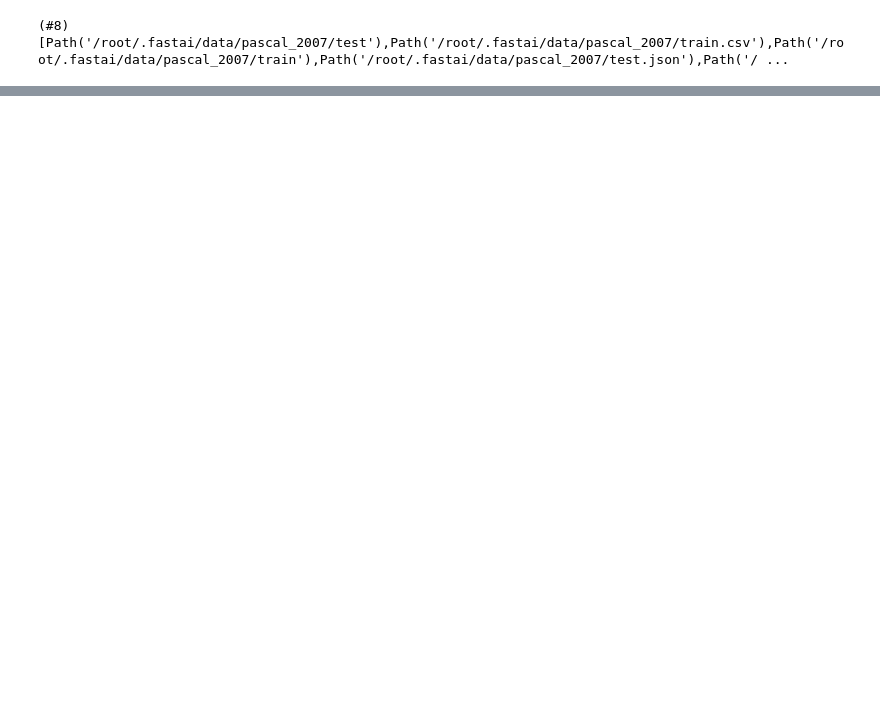
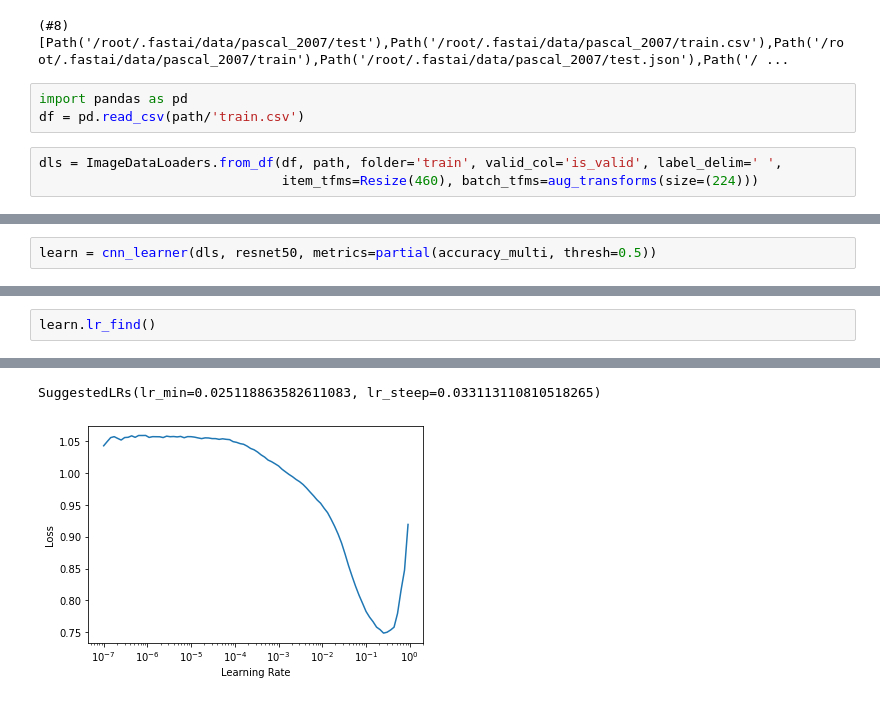
Before and after one commit to kumarUjjawal/deep-learning-with-fastai, a Jupyter notebook: vision/multi_label_classification.ipynb, the cells around one changed output, grey strips where cells are left out. Saved outputs shown, nothing was run; the diff lists cells and outputs as text; blank space fills up the shorter version.

```diff
--- a/vision/multi_label_classification.ipynb
+++ b/vision/multi_label_classification.ipynb
@@ -12,3 +12,9 @@ path.ls()
 # %% [output]
 [interactive output not drawn]
 (#8) [Path('/root/.fastai/data/pascal_2007/test'),Path('/root/.fastai/data/pascal_2007/train.csv'),Path('/root/.fastai/data/pascal_2007/train'),Path('/root/.fastai/data/pascal_2007/test.json'),Path('/ ...
+# %%
+import pandas as pd
+df = pd.read_csv(path/'train.csv')
+# %%
+dls = ImageDataLoaders.from_df(df, path, folder='train', valid_col='is_valid', label_delim=' ',
+                               item_tfms=Resize(460), batch_tfms=aug_transforms(size=(224)))
@@ -14,0 +25,2 @@ path.ls()
+# %%
+learn = cnn_learner(dls, resnet50, metrics=partial(accuracy_multi, thresh=0.5))
@@ -14,0 +29,3 @@ path.ls()
+# %%
+learn.lr_find()
+# %% [output]
@@ -14,0 +33,2 @@ path.ls()
+SuggestedLRs(lr_min=0.025118863582611083, lr_steep=0.033113110810518265)
+[figure, added]
```
Also changed, not shown: parts of 12 cells of this notebook.
